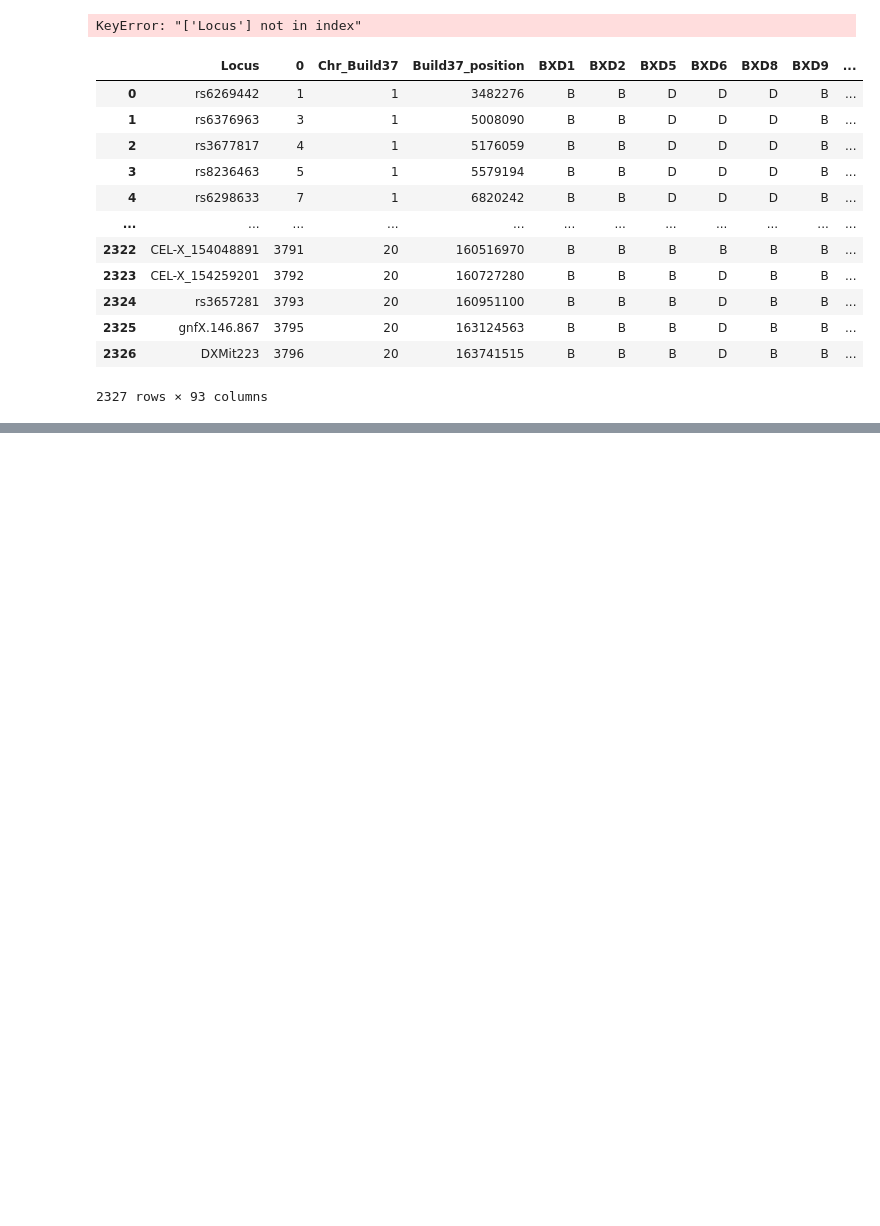
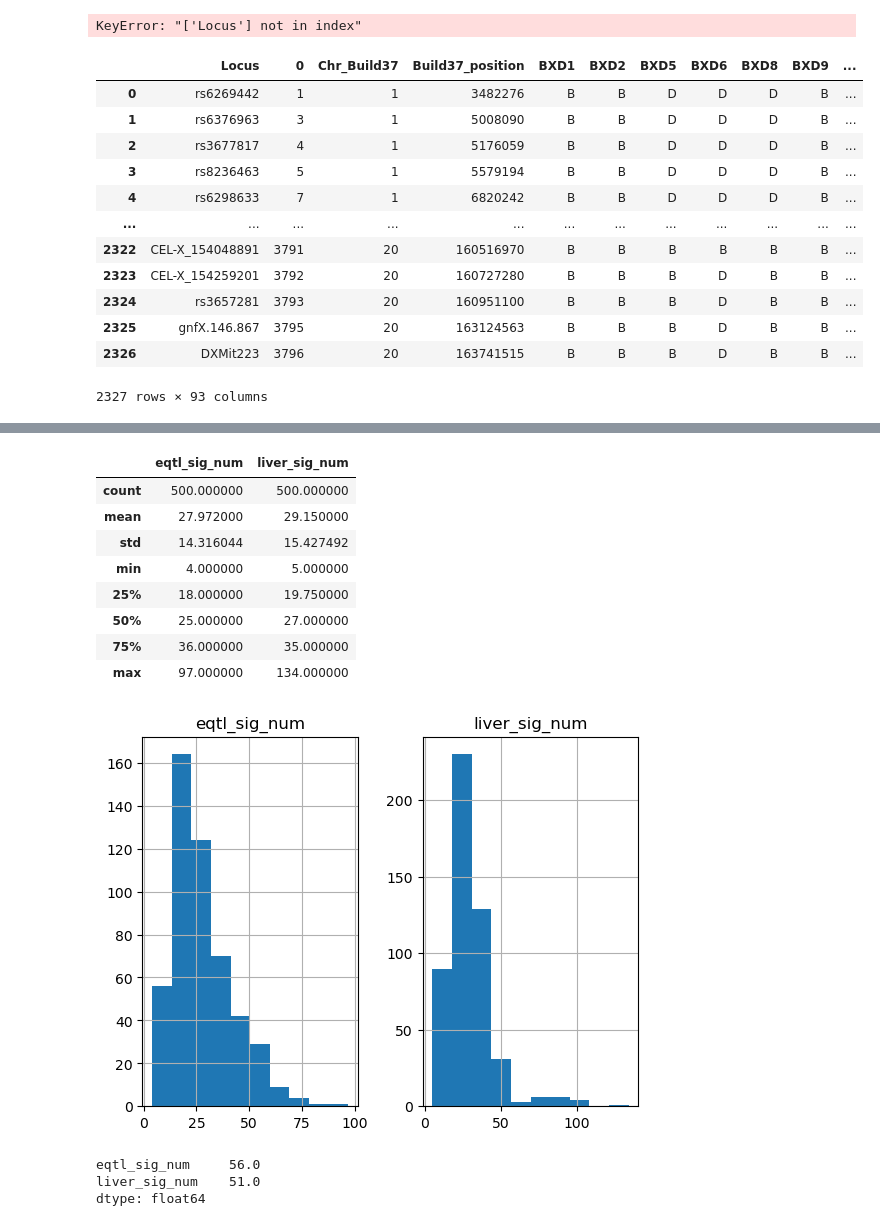
Before and after one commit to guyshur/system_genetics, a Jupyter notebook: drors_work.ipynb, the cells around one changed output, grey strips where cells are left out. Drawn from its saved outputs; the diff is of its cells as text; code cells hidden in the pictures; blank space fills up the shorter version.

```diff
--- a/drors_work.ipynb
+++ b/drors_work.ipynb
@@ -362,0 +385,6 @@ def regress(x, y):
+# %%
+
+hypo_eqtl = pd.read_pickle('/Users/d_private/_git/system_genetics/bin/hypothalamus_eqtl.pkl')
+liver_eqtl = pd.read_pickle('/Users/d_private/_git/system_genetics/bin/liver_eqtl.pkl')
+
+qtl = pd.read_pickle('/Users/d_private/_git/system_genetics/bin/qtl.pkl')
@@ -362,0 +453,8 @@ def regress(x, y):
+# %%
+
+def sample_qtl_and_subset_eqtls(QTL, eQTL1, eQTL2, SAMPLING_SIZE=10):
+    sample_qtls = QTL.sample(n=NUM_SAMPLES).index
+    _eqtl = eQTL1.loc[sample_qtls, :]
+    _eqt2 = eQTL2.loc[sample_qtls, :]
+
+    return (_eqtl, _eqt2)
@@ -362,0 +557,40 @@ def regress(x, y):
+# %%
+NUM_SIMULATIONS = 500
+NUM_SAMPLES = 10
+
+sim_results = []
+
+
+for i in range(NUM_SIMULATIONS):
+
+    res = sample_qtl_and_subset_eqtls(qtl,
+                                      corrected_hypo_eqtl,
+                                      corrected_liver_eqtl,
+                                      SAMPLING_SIZE=NUM_SAMPLES)
+
+    hypo_eqtl_sig = (res[0] <= 0.05).sum().sum()
+    liver_eqtl_sig = (res[1] <= 0.05).sum().sum()
+
+    sim_results.append((hypo_eqtl_sig, liver_eqtl_sig))
+# %%
+dist = pd.DataFrame(data=sim_results, columns=['eqtl_sig_num', 'liver_sig_num'])
+display(dist.describe())
+
+dist.hist()
+plt.show()
+
+dist.apply(lambda col: col.quantile(.95))
+# %% [output]
+|  | eqtl_sig_num | liver_sig_num |
+| count | 500.000000 | 500.000000 |
+| mean | 27.972000 | 29.150000 |
+| std | 14.316044 | 15.427492 |
+| min | 4.000000 | 5.000000 |
+| 25% | 18.000000 | 19.750000 |
+| 50% | 25.000000 | 27.000000 |
+| 75% | 36.000000 | 35.000000 |
+| max | 97.000000 | 134.000000 |
+[figure, added]
+eqtl_sig_num     56.0
+liver_sig_num    51.0
+dtype: float64
```
Also changed, not shown: parts of 19 cells of this notebook, 1 other file.
